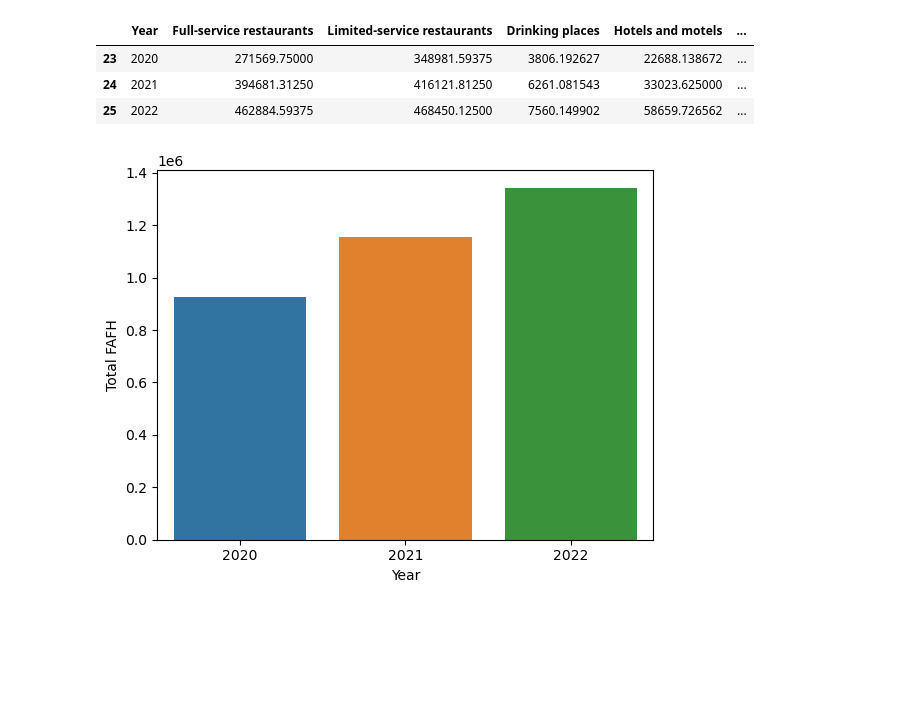
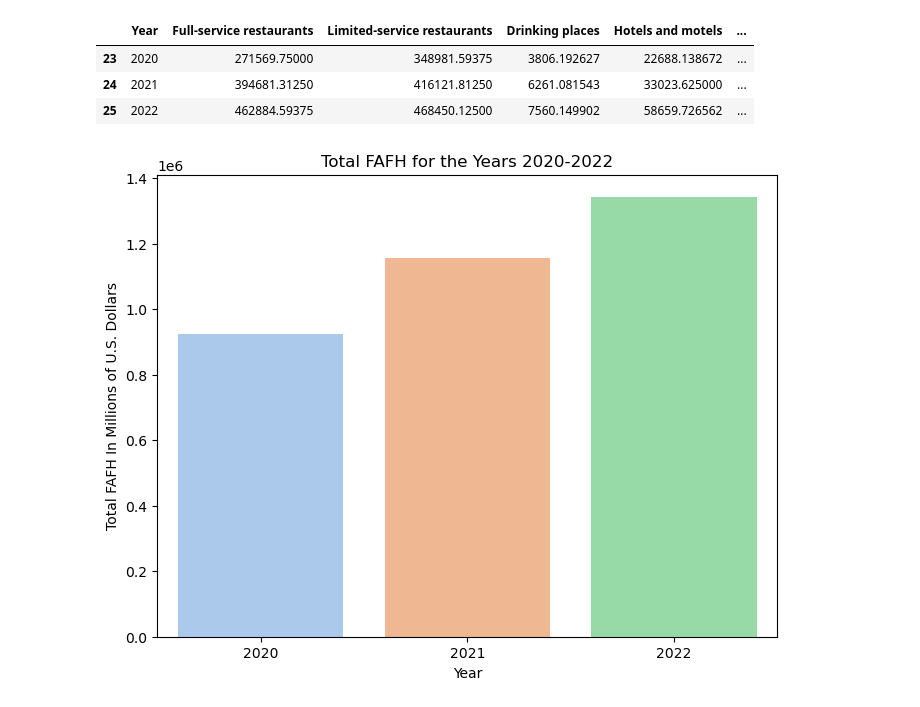
Before and after one commit to bkeffer3098/Project-1, a Jupyter notebook: Resources/FAFH.ipynb, the cells around one changed output. Drawn from its saved outputs; the diff is of its cells as text; code cells hidden in the pictures; blank space fills up the shorter version.

Commit message:
Year

```diff
--- a/Resources/FAFH.ipynb
+++ b/Resources/FAFH.ipynb
@@ -50,7 +114,21 @@ df
 | 24 | 2021 | 394681.31250 | 416121.81250 | 6261.081543 | 33023.625000 | ... |
 | 25 | 2022 | 462884.59375 | 468450.12500 | 7560.149902 | 58659.726562 | ... |
 # %%
-sns.barplot(x="Year", y= "Total FAFH", data=df)
+#data
+data = {
+    'Year': [2020, 2021, 2022],
+    'Total FAFH': [925309.375, 1155390.250, 1343061.750]}
+
+df = pd.DataFrame(data)
+
+# bar plot
+plt.figure(figsize=(8, 6))
+sns.barplot(x='Year', y='Total FAFH', data=df, palette="pastel")
+plt.xlabel('Year')
+plt.ylabel('Total FAFH In Millions of U.S. Dollars')
+plt.title('Total FAFH for the Years 2020-2022')
 plt.show()
+
+#sns.barplot(x="Year", y="Total FAFH", data=df)
 # %% [output]
-[figure, old version]
+[figure, new version]
```
Also changed, not shown: parts of 5 cells of this notebook, 6 other files.
